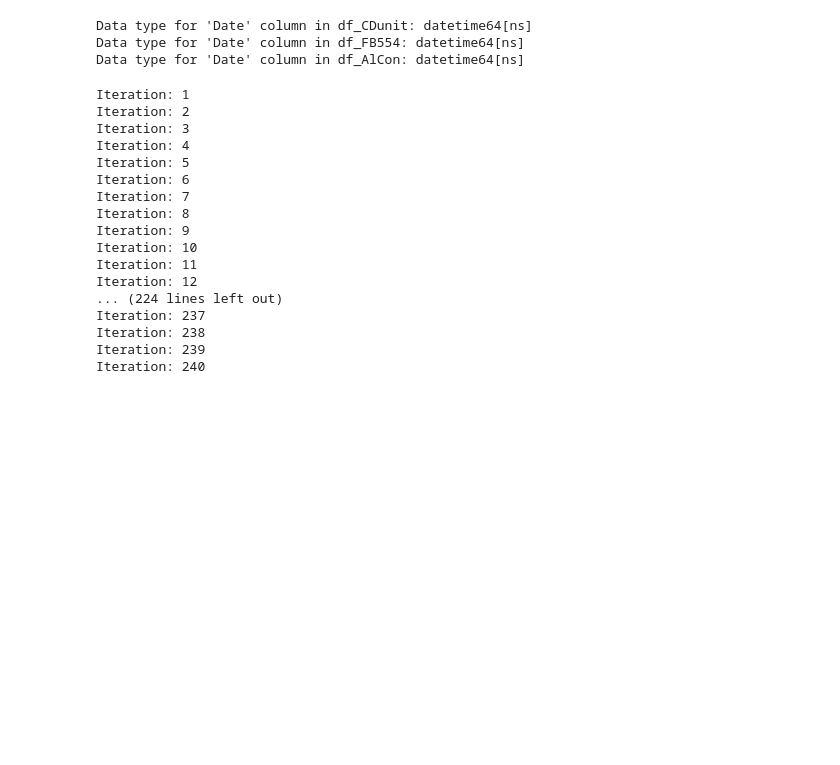
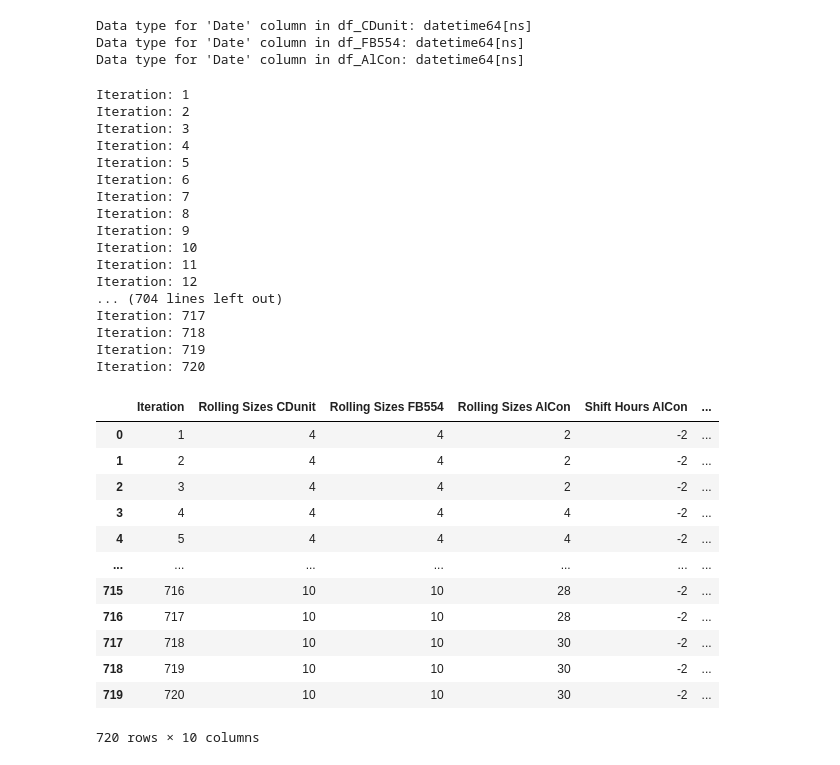
Before and after one commit to saust1/Project-OptiC4, a Jupyter notebook: 1 Preprocess/Merge Data/1.1.0 Iterative Merger.ipynb, the cells around one changed output. Cells and saved outputs as stored; diff of their text form; code cells hidden in the pictures; blank space fills up the shorter version.

Commit message:
Actuall it this one taht will make the rolling average work.

```diff
--- a/1 Preprocess/Merge Data/1.1.0 Iterative Merger.ipynb
+++ b/1 Preprocess/Merge Data/1.1.0 Iterative Merger.ipynb
@@ -178,7 +186,7 @@ rolling_size_AlCon = range(2, 31, 2)#  [2]  # Even rolling sizes from 2 to 30 ra
 
 # Shift hours ranges
 shift_hours_AlCon = apply_negative_shift_hours(range(2, 3, 2))  # Negative shifts from -2 to -8
-shift_hours_FB554 = range(2, 3, 2)   # Positive shifts from 2 to 8
+shift_hours_FB554 = range(2, 8, 2)   # Positive shifts from 2 to 8
 
 # Precompute rolling averages for each DataFrame and each rolling size
 precomputed_rolls = {
@@ -241,7 +249,11 @@ def process_data():
                         # 1 results = results.append(iteration_results, ignore_index=True)?
                         # 2 results = pd.concat([results, iteration_results], ignore_index=True)
                         # iteration_results_df = pd.DataFrame([iteration_results])
-                        results = pd.concat([results], ignore_index=True) #, iteration_results_df
+                        # results = pd.concat([results], ignore_index=True) #, iteration_results_df
+                        # Correctly convert iteration results to a DataFrame and concatenate
+                        iteration_results_df = pd.DataFrame([iteration_results])
+                        results = pd.concat([results, iteration_results_df], ignore_index=True)
+
 
 
 
@@ -265,11 +277,27 @@ Iteration: 9
 Iteration: 10
 Iteration: 11
 Iteration: 12
-... (224 lines left out)
-Iteration: 237
-Iteration: 238
-Iteration: 239
-Iteration: 240
+... (704 lines left out)
+Iteration: 717
+Iteration: 718
+Iteration: 719
+Iteration: 720
+# %%
+model_results
+# %% [output]
+|  | Iteration | Rolling Sizes CDunit | Rolling Sizes FB554 | Rolling Sizes AlCon | Shift Hours AlCon | ... |
+| 0 | 1 | 4 | 4 | 2 | -2 | ... |
+| 1 | 2 | 4 | 4 | 2 | -2 | ... |
+| 2 | 3 | 4 | 4 | 2 | -2 | ... |
+| 3 | 4 | 4 | 4 | 4 | -2 | ... |
+| 4 | 5 | 4 | 4 | 4 | -2 | ... |
+| ... | ... | ... | ... | ... | ... | ... |
+| 715 | 716 | 10 | 10 | 28 | -2 | ... |
+| 716 | 717 | 10 | 10 | 28 | -2 | ... |
+| 717 | 718 | 10 | 10 | 30 | -2 | ... |
+| 718 | 719 | 10 | 10 | 30 | -2 | ... |
+| 719 | 720 | 10 | 10 | 30 | -2 | ... |
+720 rows × 10 columns
 # %%
 # Save DataFrame to CSV file in the same directory as the Jupyter Notebook
 # model_results.to_csv('model_results.csv', index=False)
```
Also changed, not shown: parts of 2 cells of this notebook.
